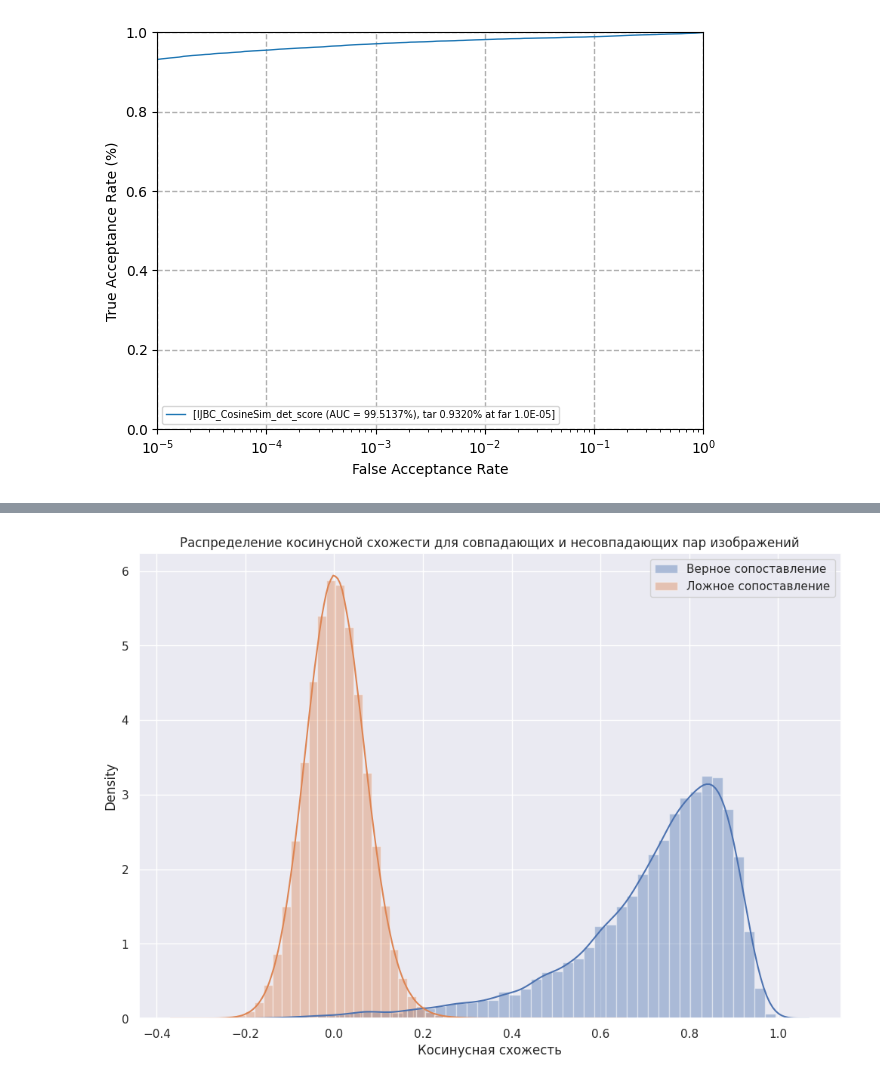
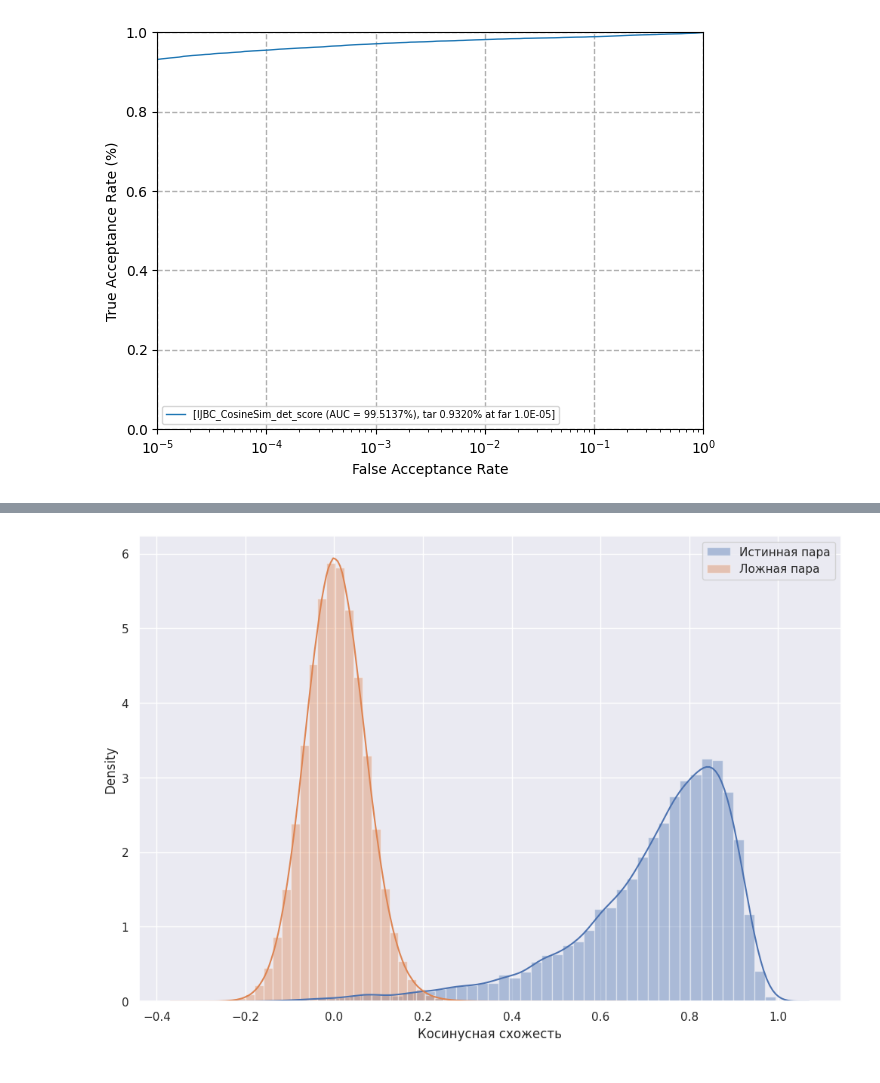
Before and after one commit to vanekek/face_ue, a Jupyter notebook: sandbox/tar_far.ipynb, the cells around one changed output, grey strips where cells are left out. Saved outputs shown, nothing was run; the diff lists cells and outputs as text; code cells hidden in the pictures.

```diff
--- a/sandbox/tar_far.ipynb
+++ b/sandbox/tar_far.ipynb
@@ -27,9 +26,9 @@ def draw_score_distr_plot(
         label=out_data_name,
     )
 
-    plt.title(
-        f"Распределение косинусной схожести для совпадающих и несовпадающих пар изображений"
-    )
+    # plt.title(
+    #     f"Распределение косинусной схожести для совпадающих и несовпадающих пар изображений"
+    # )
     plt.xlabel(f"Косинусная схожесть")
 
     plt.legend()
@@ -78,15 +71,15 @@ IndexError: index 1 is out of bounds for axis 0 with size 1
 # %%
 scores_distr = {
-        "Верное сопоставление": true_match_scores,
-        "Ложное сопоставление": wrong_match_scores,
+        "Истинная пара": true_match_scores,
+        "Ложная пара": wrong_match_scores,
     }
 
 draw_score_distr_plot(
     scores_distr=scores_distr,
     score_type="EVM",
     model_name="EVM",
-    in_data_name="Верное сопоставление",
-    out_data_name="Ложное сопоставление",
+    in_data_name="Истинная пара",
+    out_data_name="Ложная пара",
 )
 # %% [output]
-[figure, old version]
+[figure, new version]
```
Also changed, not shown: parts of 4 cells of this notebook, 3 other files.
